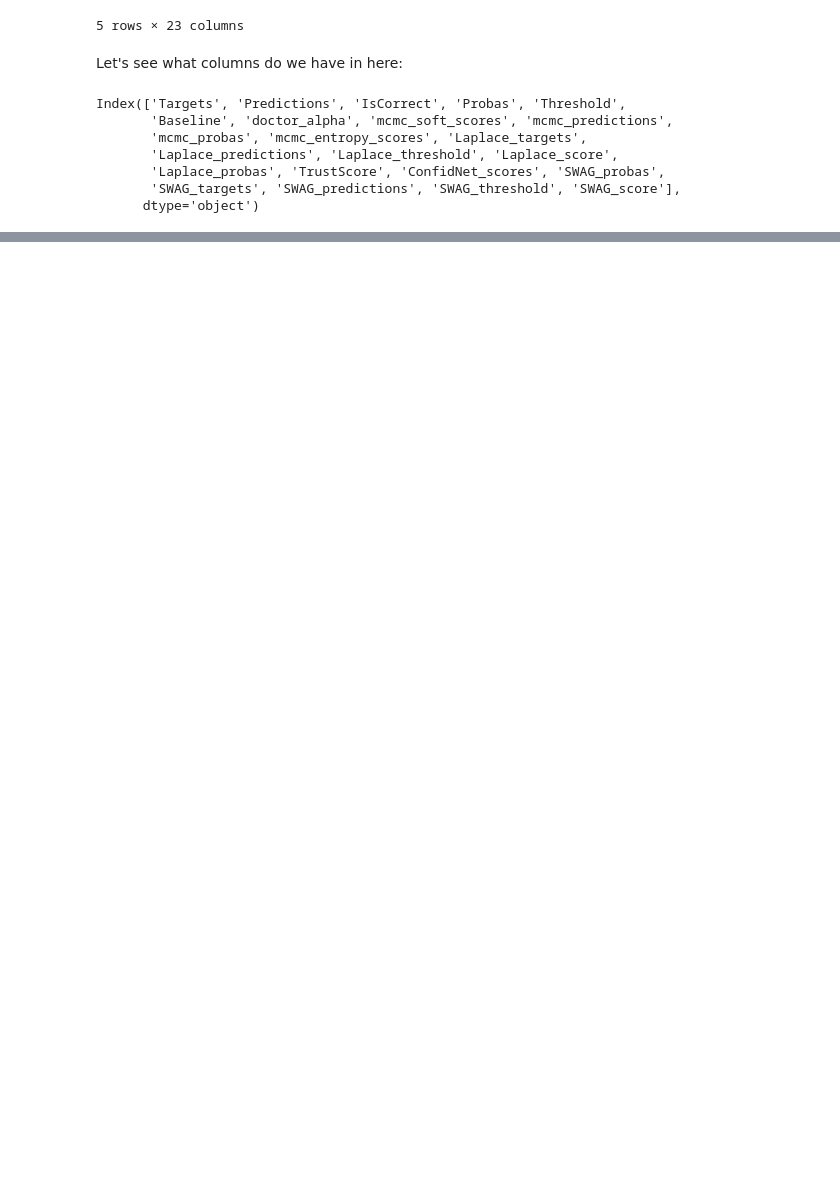
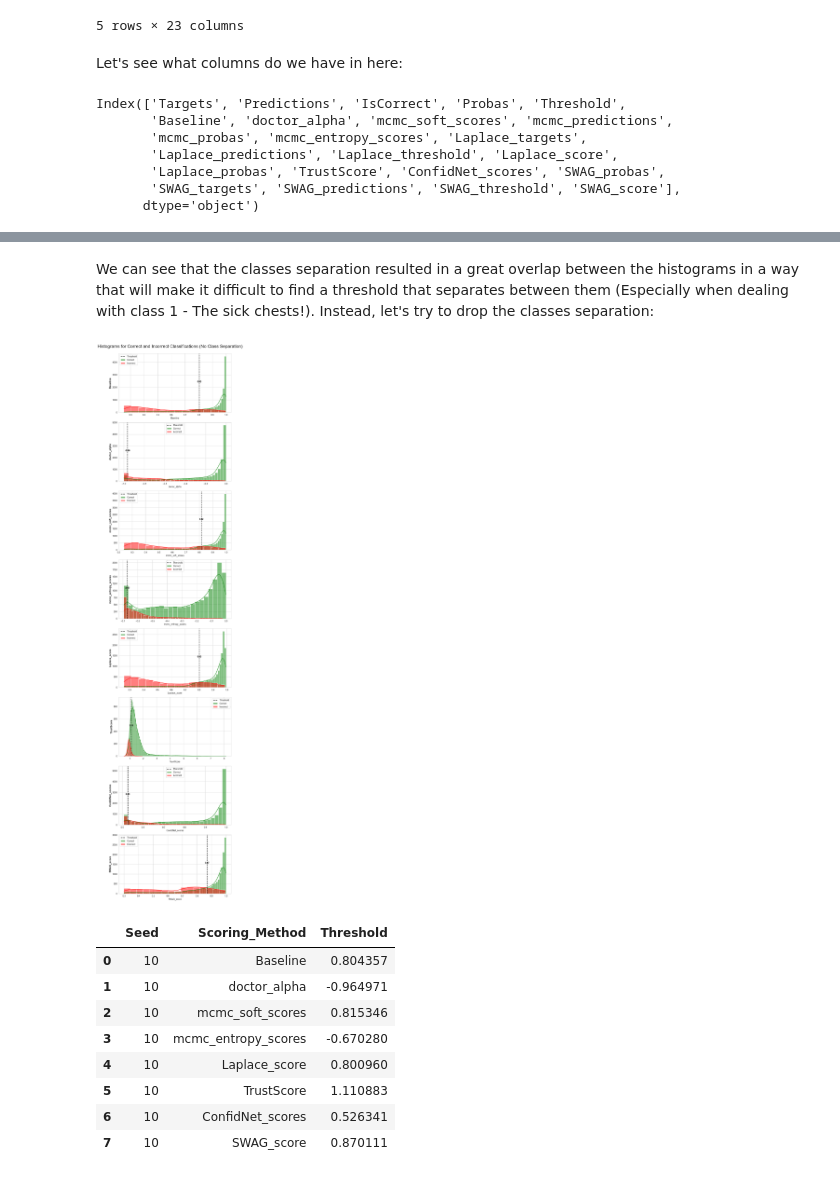
Before and after one commit to Barack-Samuni/failure_detection_benchmark, a Jupyter notebook: rejection_results_RSNA.ipynb, the cells around one changed output, grey strips where cells are left out. Drawn from its saved outputs; the diff is of its cells as text; code cells hidden in the pictures; blank space fills up the shorter version.

```diff
--- a/rejection_results_RSNA.ipynb
+++ b/rejection_results_RSNA.ipynb
@@ -64,0 +116,22 @@ We used The Baseline scorer, doctor-alpha, MC- softmax, MC- entropy, Laplace, Tr
+# %% [markdown]
+We can see that the classes separation resulted in a great overlap between the histograms in a way that will make it difficult to find a threshold that separates between them (Especially when dealing with class 1 - The sick chests!). Instead, let's try to drop the classes separation:
+# %%
+thresholds_without_class_separation = find_thresholds(scores_df, visualize=True, separate_classes=False, confidnet=True,
+                                                   swag=True)
+thresholds_without_classes_separation_dict = {"Seed": len(thresholds_without_class_separation.keys()) * [10],
+                                           "Scoring_Method": [method for method in
+                                                              thresholds_without_class_separation.keys()],
+                                           "Threshold": thresholds_without_class_separation.values()}
+thresholds_without_class_separation_df = pd.DataFrame(thresholds_without_classes_separation_dict)
+display(thresholds_without_class_separation_df)
+# %% [output]
+[figure, added]
+|  | Seed | Scoring_Method | Threshold |
+| 0 | 10 | Baseline | 0.804357 |
+| 1 | 10 | doctor_alpha | -0.964971 |
+| 2 | 10 | mcmc_soft_scores | 0.815346 |
+| 3 | 10 | mcmc_entropy_scores | -0.670280 |
+| 4 | 10 | Laplace_score | 0.800960 |
+| 5 | 10 | TrustScore | 1.110883 |
+| 6 | 10 | ConfidNet_scores | 0.526341 |
+| 7 | 10 | SWAG_score | 0.870111 |
```
Also changed, not shown: parts of 7 cells of this notebook, 3 other files.
